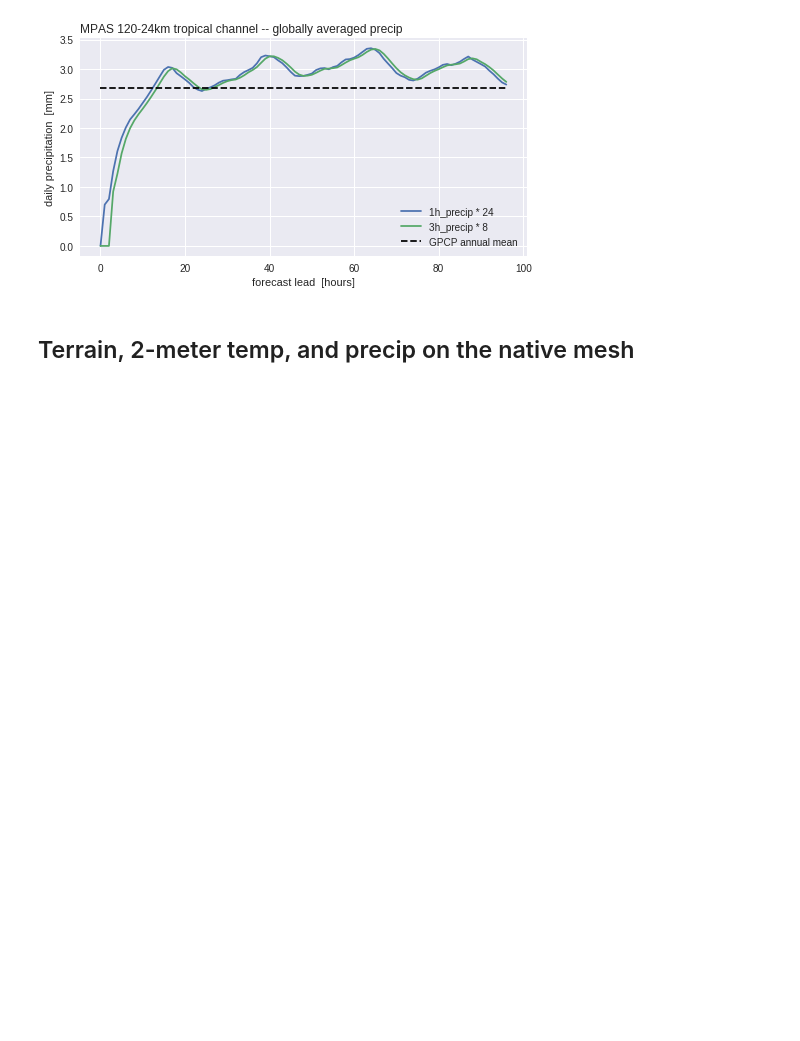
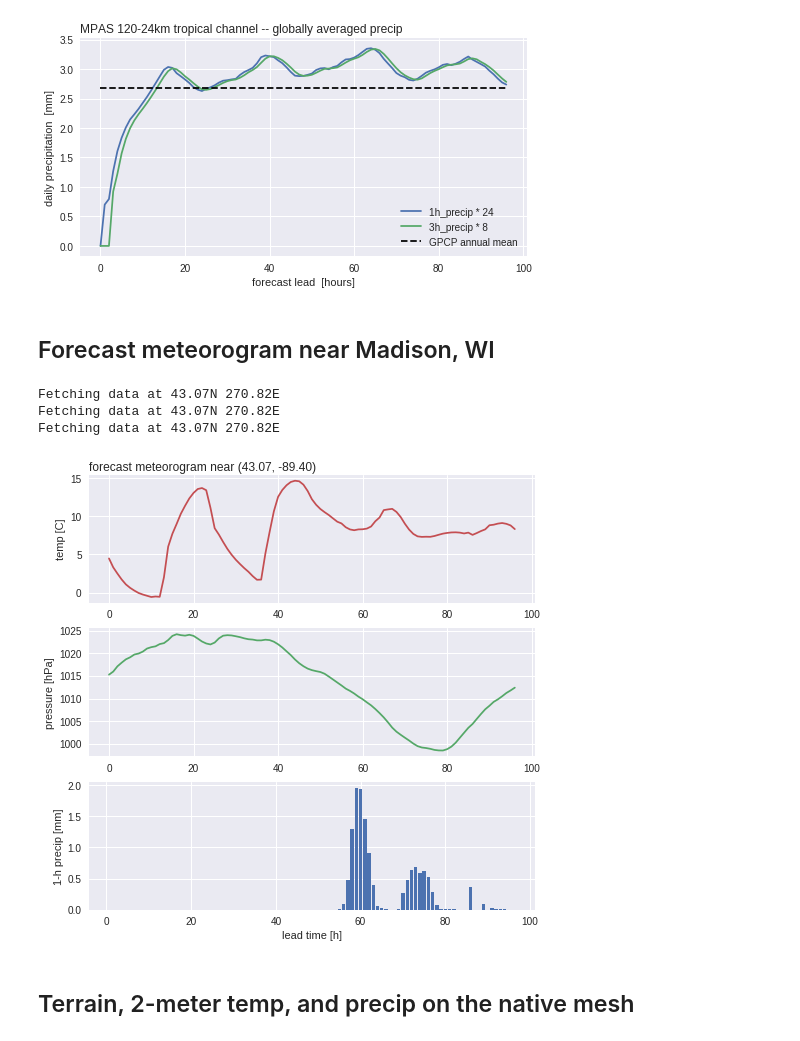
Before and after one commit to njweber2/mpas_python-1, a Jupyter notebook: scripts/test_mpas_tools.ipynb, the cells around one changed output. Saved outputs shown, nothing was run; the diff lists cells and outputs as text; code cells hidden in the pictures; blank space fills up the shorter version.

Commit message:
Added additional plotting functionality, e.g., timeseries at a single point and temporally averaged fields. Updated test_mpas_tools.ipynb with more plotting examples.

```diff
--- a/scripts/test_mpas_tools.ipynb
+++ b/scripts/test_mpas_tools.ipynb
@@ -11,15 +11,16 @@ ds = xarray.open_dataset('/glade/scratch/njweber2/experiments/24km_4day_20170401
 allvars = [ds.data_vars[key].name for key in ds.data_vars.keys()]
 del ds
 #          mesh info            desired plotting variables
-keepvars = allvars[1:29] + ['t2m', 'rainc', 'rainnc','precipw']
+keepvars = allvars[1:29] + ['t2m', 'mslp', 'rainc', 'rainnc','precipw']
 dropvars = [var for var in allvars if var not in keepvars]
 
 
 # Load the forecast output
 workdir = '/glade/scratch/njweber2/experiments/24km_4day_20170401'
 mpas_fcst = MPASraw.from_netcdf(workdir, datetime(2017,4,1,0), 1, dropvars=dropvars)
-# Convert t2m to Celsius
+# Convert t2m to Celsius and pressure to hPa
 mpas_fcst['t2m'] -= 273.15
+mpas_fcst['mslp'] /= 100.
 # %%
 # Calculate hourly and 3-hourly precip amounts
 mpas_fcst.compute_preciprate(dt=1)
@@ -73,6 +74,30 @@ ax.legend(loc='best')
 plt.show()
 # %% [output]
 [figure]
+# %% [markdown]
+## Forecast meteorogram near Madison, WI
+# %%
+pt = (43.0731, -89.4012)  # Madison, WI
+x = mpas_fcst.leadtimes()
+fig, axes = plt.subplots(nrows=3, ncols=1, figsize=(8,8))
+# temp
+axes[0].plot(x, mpas_fcst.get_timeseries('t2m', pt), color=colors[2])
+axes[0].set_ylabel('temp [C]')
+axes[0].text(0., 1.01, 'forecast meteorogram near ({:.02f}, {:.02f})'.format(pt[0],pt[1]),
+             transform=axes[0].transAxes, ha='left', va='bottom')
+# pressure
+axes[1].plot(x, mpas_fcst.get_timeseries('mslp', pt), color=colors[1])
+axes[1].set_ylabel('pressure [hPa]')
+# pressure
+axes[2].bar(x, mpas_fcst.get_timeseries('prate1h', pt), color=colors[0])
+axes[2].set_ylabel('1-h precip [mm]')
+axes[2].set_xlabel('lead time [h]')
+plt.show()
+# %% [output]
+Fetching data at 43.07N 270.82E
+Fetching data at 43.07N 270.82E
+Fetching data at 43.07N 270.82E
+[figure, added]
 # %% [markdown]
 ## Terrain, 2-meter temp, and precip on the native mesh
 # %%
```
Also changed, not shown: parts of 13 cells of this notebook, 3 other files.
